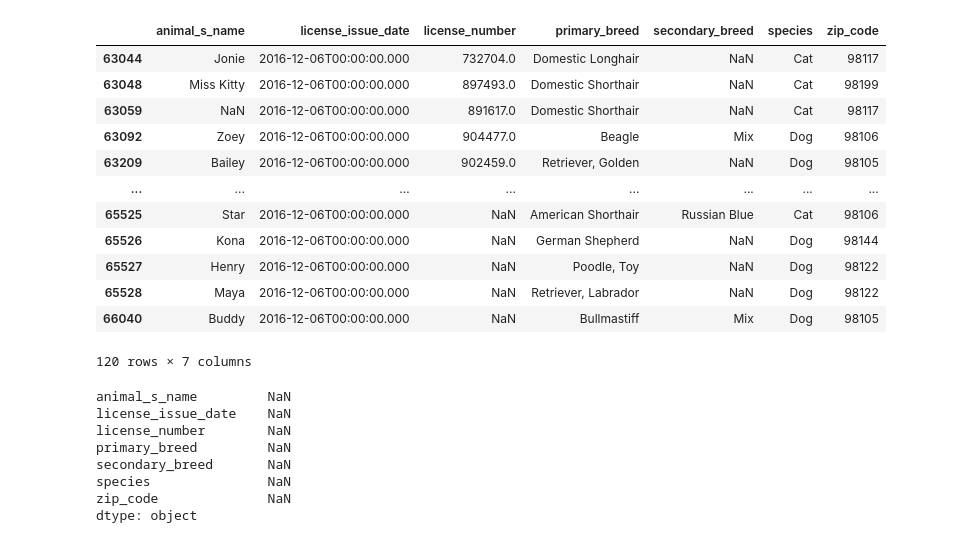
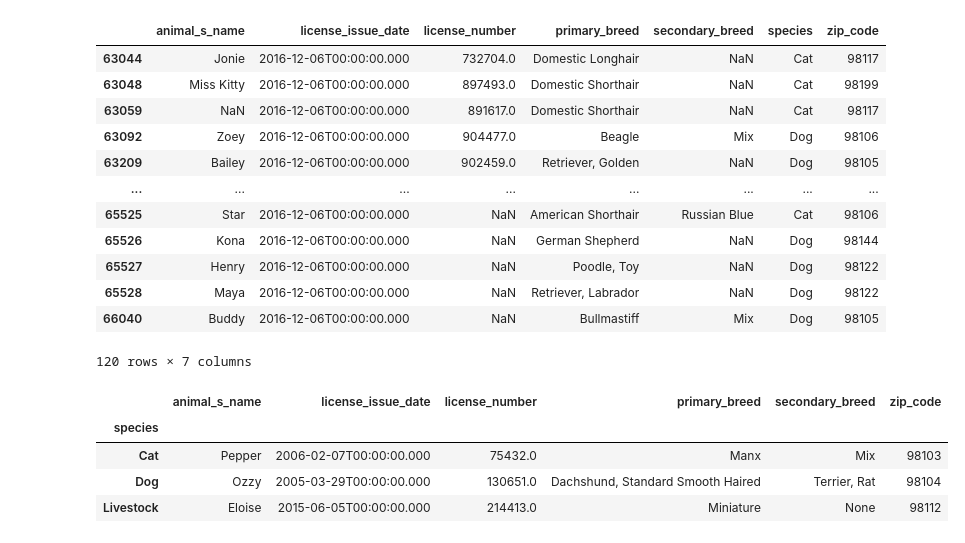
Before and after one commit to Z-Ts/animals, a Jupyter notebook: animals.ipynb, the cells around one changed output. Cells and saved outputs as stored; diff of their text form; code cells hidden in the pictures.

```diff
--- a/animals.ipynb
+++ b/animals.ipynb
@@ -187,12 +183,11 @@ data[data['license_issue_date']=='2016-12-06T00:00:00.000']
 | 66040 | Buddy | 2016-12-06T00:00:00.000 | NaN | Bullmastiff | Mix | Dog | 98105 |
 120 rows × 7 columns
 # %%
+data_grp = data.groupby('species')
+data_grp.first()
 # %% [output]
-animal_s_name         NaN
-license_issue_date    NaN
-license_number        NaN
-primary_breed         NaN
-secondary_breed       NaN
-species               NaN
-zip_code              NaN
-dtype: object
+|  | animal_s_name | license_issue_date | license_number | primary_breed | secondary_breed | zip_code |
+| species |  |  |  |  |  |  |
+| Cat | Pepper | 2006-02-07T00:00:00.000 | 75432.0 | Manx | Mix | 98103 |
+| Dog | Ozzy | 2005-03-29T00:00:00.000 | 130651.0 | Dachshund, Standard Smooth Haired | Terrier, Rat | 98104 |
+| Livestock | Eloise | 2015-06-05T00:00:00.000 | 214413.0 | Miniature | None | 98112 |
```
Also changed, not shown: parts of 1 cell of this notebook.
